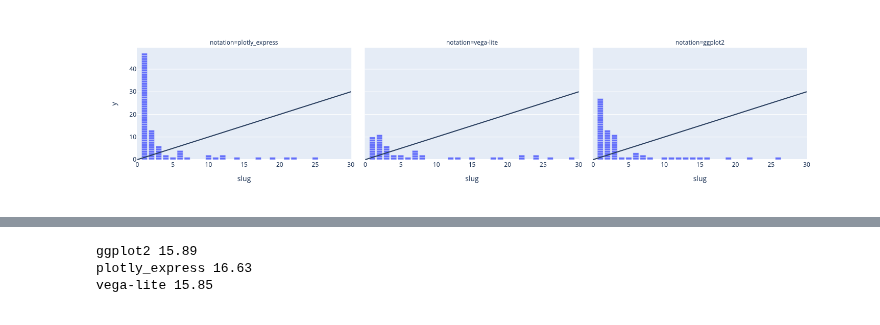
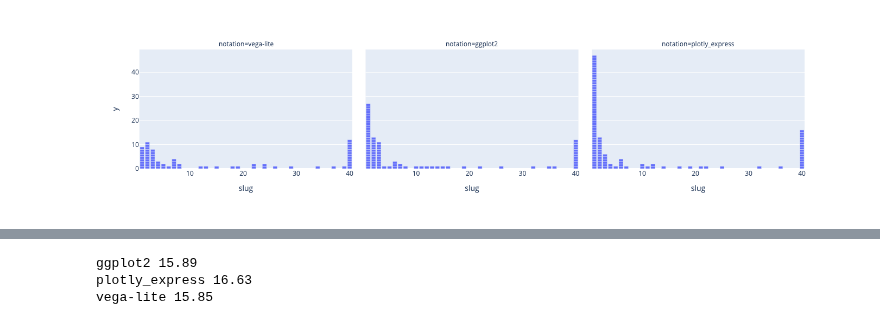
Before and after one commit to notascope/notascope, a Jupyter notebook: notebooks/token_dist.ipynb, the cells around one changed output, grey strips where cells are left out. Cells and saved outputs as stored; diff of their text form; code cells hidden in the pictures.

```diff
--- a/notebooks/token_dist.ipynb
+++ b/notebooks/token_dist.ipynb
@@ -7,7 +7,7 @@ df = tokens_df.query("study == 'movies'").groupby(["token", "notation"])["slug"]
 # %%
 import plotly.express as px
 # %%
-px.bar(df.query("slug<30"), x="slug", y=px.Constant(1), facet_col="notation", hover_name="token").add_shape(type="line", x0=0,y0=0, x1=30, y1=30, row="all", col="all")
+px.bar(df, x="slug", y=px.Constant(1), facet_col="notation", hover_name="token")#.add_shape(type="line", x0=0,y0=0, x1=30, y1=30, row="all", col="all")
 # %% [output]
-[figure, old version]
+[figure, new version]
 # %%
```
Also changed, not shown: parts of 1 cell of this notebook, 1 other file.
